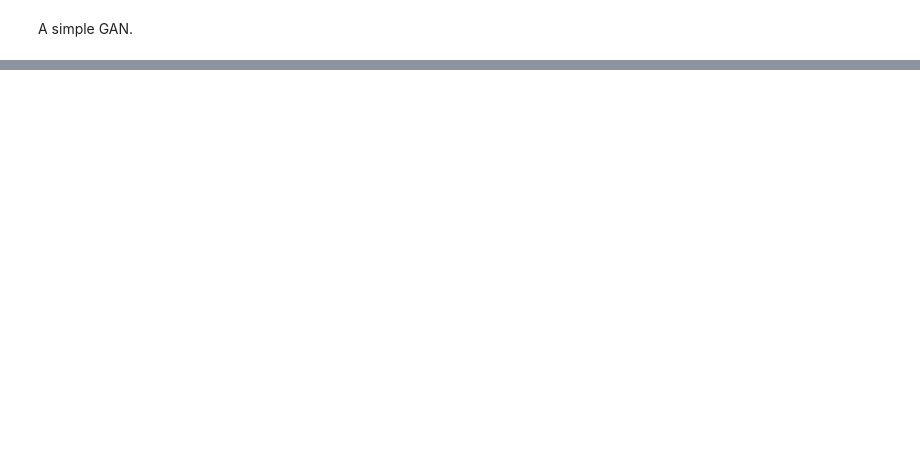
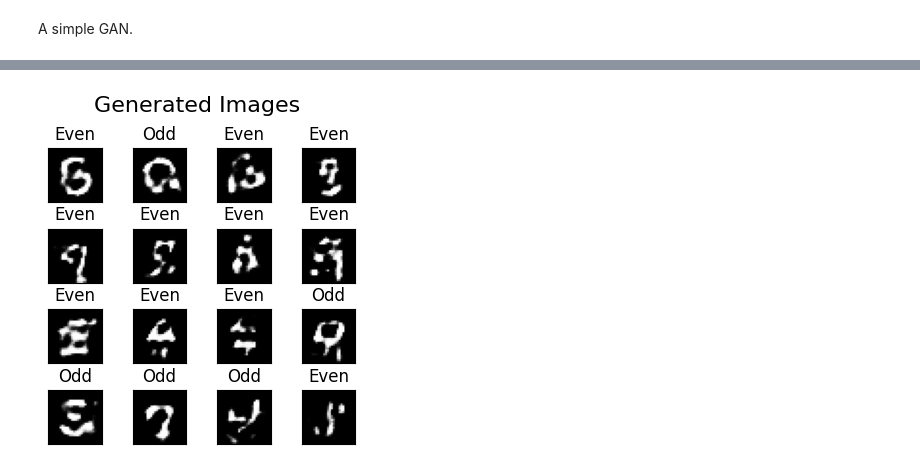
Before and after one commit to HugoPhibbs/AIML402_Assignment3, a Jupyter notebook: GAN.ipynb, the cells around one changed output, grey strips where cells are left out. Cells and saved outputs as stored; diff of their text form; code cells hidden in the pictures; blank space fills up the shorter version.

```diff
--- a/GAN.ipynb
+++ b/GAN.ipynb
@@ -515,0 +514,7 @@ repeated_rows
+# %%
+loaded_generator = tf.keras.models.load_model('mnist_generator.h5')
+
+gan = GAN_trainer(mn_x_train, mn_x_train_labels, beta=0.6)
+
+gan.plot_generated_images(epoch = -1, generator_model = loaded_generator, file_name='mnist_generated_images_b0.6_odd_even.png')
+# %% [output]
@@ -515,0 +522 @@ repeated_rows
+[figure, added]
```
Also changed, not shown: parts of 28 cells of this notebook.
